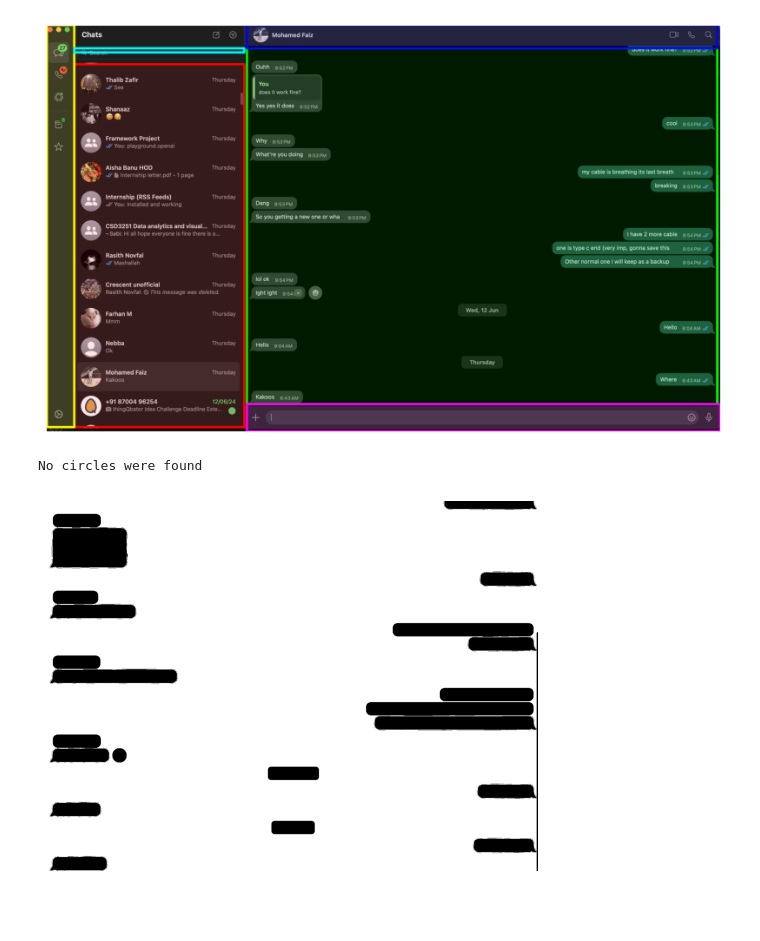
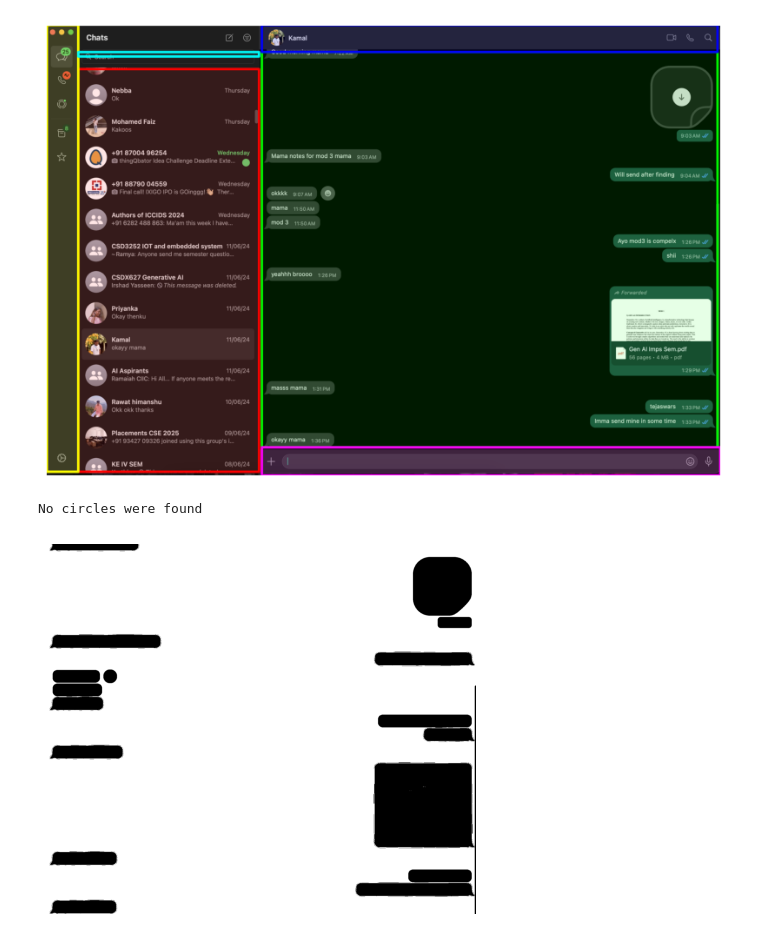
Before and after one commit to Mafaz03/Whatsapp-Image-Models, a Jupyter notebook: ColorSegmentation.ipynb, the cells around one changed output. Saved outputs shown, nothing was run; the diff lists cells and outputs as text; code cells hidden in the pictures; blank space fills up the shorter version.

```diff
--- a/ColorSegmentation.ipynb
+++ b/ColorSegmentation.ipynb
@@ -6,16 +6,16 @@ from pytesseract import pytesseract
 
 from ColorSegment import *
 # %%
-img_path = "Screenshot 2024-06-19 at 3.34.20 PM.png"
+img_path = "Screenshot 2024-06-18 at 10.56.48 PM.png"
 whatsapp_image = cv.imread(img_path)
 bboxes = WhatsappSegment(whatsapp_image, alpha=0.1, show=True)
 # %% [output]
-[figure, old version]
+[figure, new version]
 # %%
 chat_mask_circle_removed = remove_circle(img_path, ismask=False, bbox=bboxes['chat_bbox'], show=True)
 # %% [output]
 No circles were found
-[figure, old version]
+[figure, new version]
 # %%
 message_bbox = chat_message_bbox(chat_mask_circle_removed, show=True, blur=20)
 message_bbox
```
Also changed, not shown: parts of 5 cells of this notebook, 1 other file.
